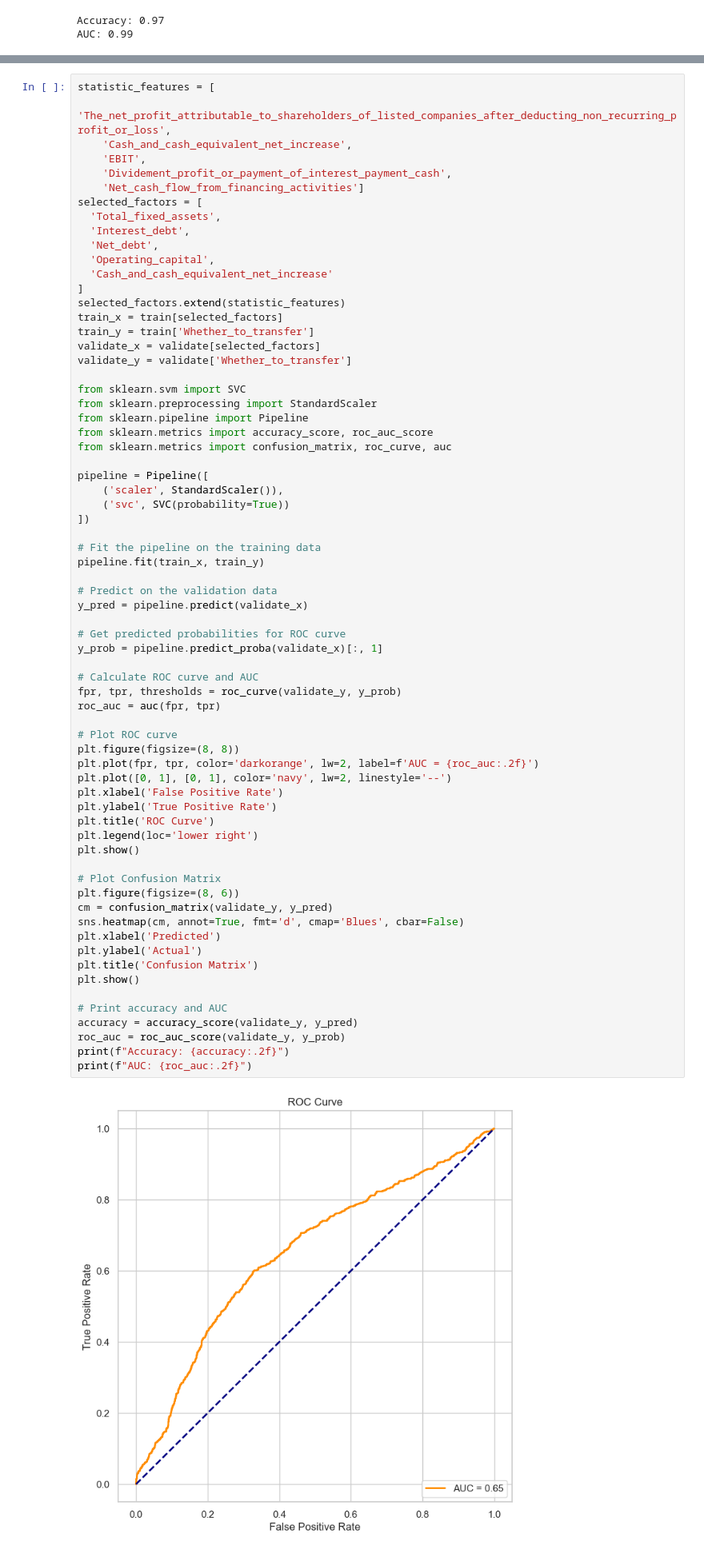
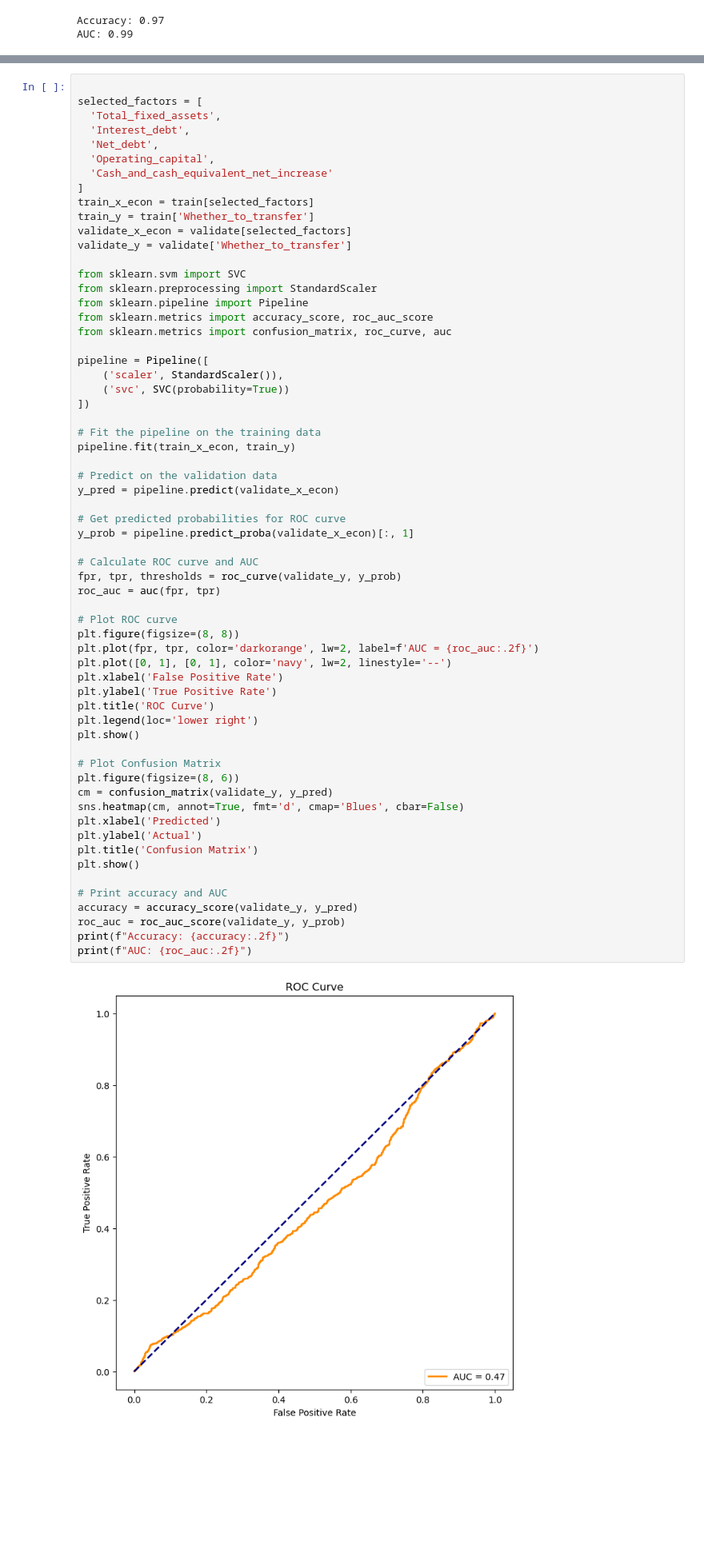
Before and after one commit to yunmeng-genius/IS5126G1, a Jupyter notebook: main.ipynb, the cells around one changed output, grey strips where cells are left out. Shown at 80% size. Drawn from its saved outputs; the diff is of its cells as text; blank space fills up the shorter version.

```diff
--- a/main.ipynb
+++ b/main.ipynb
@@ -648,10 +716,5 @@ Top 5 economics meaningful factors and top 5 statistical important factors are s
 # %%
-statistic_features = [
-    'The_net_profit_attributable_to_shareholders_of_listed_companies_after_deducting_non_recurring_profit_or_loss',
-    'Cash_and_cash_equivalent_net_increase',
-    'EBIT',
-    'Dividement_profit_or_payment_of_interest_payment_cash',
-    'Net_cash_flow_from_financing_activities']
+
 selected_factors = [
   'Total_fixed_assets',
   'Interest_debt',
@@ -659,10 +722,9 @@ selected_factors = [
   'Operating_capital',
   'Cash_and_cash_equivalent_net_increase'
 ]
-selected_factors.extend(statistic_features)
-train_x = train[selected_factors]
+train_x_econ = train[selected_factors]
 train_y = train['Whether_to_transfer']
-validate_x = validate[selected_factors]
+validate_x_econ = validate[selected_factors]
 validate_y = validate['Whether_to_transfer']
 
 from sklearn.svm import SVC
@@ -677,41 +739,41 @@ pipeline = Pipeline([
 ])
 
 # Fit the pipeline on the training data
-pipeline.fit(train_x, train_y)
+pipeline.fit(train_x_econ, train_y)
 
 # Predict on the validation data
-y_pred = pipeline.predict(validate_x)
+y_pred = pipeline.predict(validate_x_econ)
 
 # Get predicted probabilities for ROC curve
-y_prob = pipeline.predict_proba(validate_x)[:, 1]
+y_prob = pipeline.predict_proba(validate_x_econ)[:, 1]
 
 # Calculate ROC curve and AUC
 fpr, tpr, thresholds = roc_curve(validate_y, y_prob)
 roc_auc = auc(fpr, tpr)
 
 # Plot ROC curve
 plt.figure(figsize=(8, 8))
 plt.plot(fpr, tpr, color='darkorange', lw=2, label=f'AUC = {roc_auc:.2f}')
 plt.plot([0, 1], [0, 1], color='navy', lw=2, linestyle='--')
 plt.xlabel('False Positive Rate')
 plt.ylabel('True Positive Rate')
 plt.title('ROC Curve')
 plt.legend(loc='lower right')
 plt.show()
 
 # Plot Confusion Matrix
 plt.figure(figsize=(8, 6))
 cm = confusion_matrix(validate_y, y_pred)
 sns.heatmap(cm, annot=True, fmt='d', cmap='Blues', cbar=False)
 plt.xlabel('Predicted')
 plt.ylabel('Actual')
 plt.title('Confusion Matrix')
 plt.show()
 
 # Print accuracy and AUC
 accuracy = accuracy_score(validate_y, y_pred)
 roc_auc = roc_auc_score(validate_y, y_prob)
 print(f"Accuracy: {accuracy:.2f}")
 print(f"AUC: {roc_auc:.2f}")
 # %% [output]
-[figure, old version]
+[figure, new version]
```
Also changed, not shown: parts of 6 cells of this notebook.
